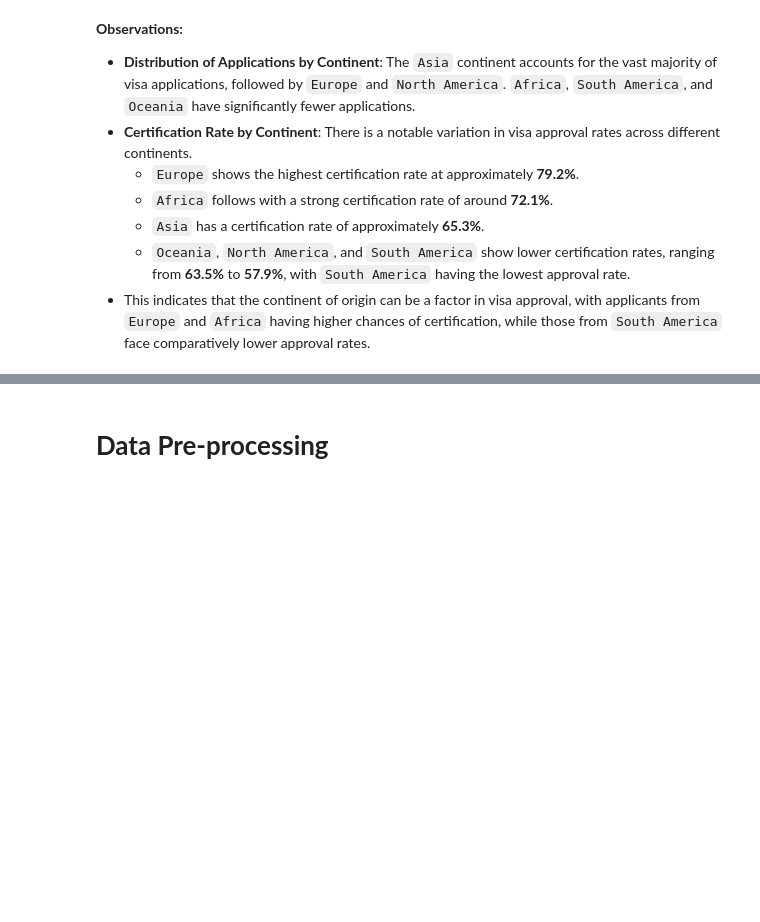
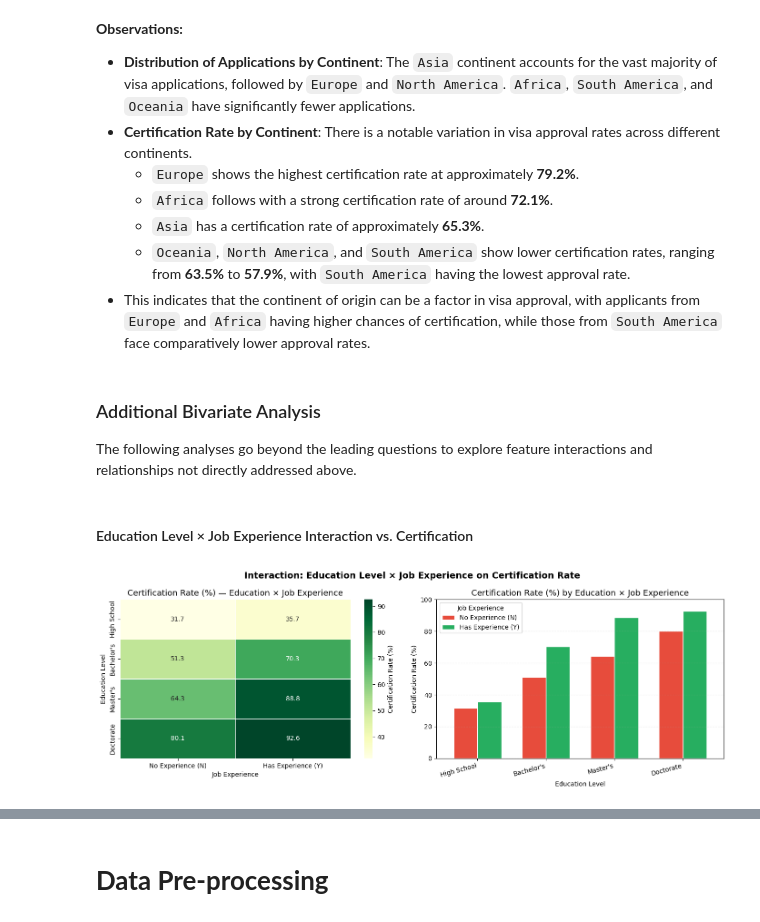
Before and after one commit to alienrivero/great-learning-aiml, a Jupyter notebook: Advanced Machine Learning/EasyVisa/Project_Full_Code_Notebook_EasyVisa.ipynb, the cells around one changed output, grey strips where cells are left out. Drawn from its saved outputs; the diff is of its cells as text; code cells hidden in the pictures; blank space fills up the shorter version.

```diff
--- a/Advanced Machine Learning/EasyVisa/Project_Full_Code_Notebook_EasyVisa.ipynb
+++ b/Advanced Machine Learning/EasyVisa/Project_Full_Code_Notebook_EasyVisa.ipynb
@@ -690,3 +690,48 @@ plt.show()
   - `Asia` has a certification rate of approximately **65.3%**.
   - `Oceania`, `North America`, and `South America` show lower certification rates, ranging from **63.5%** to **57.9%**, with `South America` having the lowest approval rate.
 - This indicates that the continent of origin can be a factor in visa approval, with applicants from `Europe` and `Africa` having higher chances of certification, while those from `South America` face comparatively lower approval rates.
+# %% [markdown]
+### Additional Bivariate Analysis
+
+The following analyses go beyond the leading questions to explore feature interactions and relationships not directly addressed above.
+# %% [markdown]
+#### Education Level × Job Experience Interaction vs. Certification
+# %%
+edu_order = ['High School', "Bachelor's", "Master's", 'Doctorate']
+
+# Certification rate (%) for each Education × Job Experience combination
+pivot = (
+    data.groupby(['education_of_employee', 'has_job_experience'])['case_status']
+    .apply(lambda x: (x == 'Certified').sum() / len(x) * 100)
+    .unstack()
+    .reindex(edu_order)
+)
+pivot.columns = ['No Experience (N)', 'Has Experience (Y)']
+
+fig, axes = plt.subplots(1, 2, figsize=(14, 5))
+
+# Heatmap of certification rates
+sns.heatmap(pivot, annot=True, fmt='.1f', cmap='YlGn', ax=axes[0],
+            cbar_kws={'label': 'Certification Rate (%)'},
+            linewidths=0.5, linecolor='white')
+axes[0].set_title('Certification Rate (%) — Education × Job Experience', fontsize=13)
+axes[0].set_xlabel('Job Experience')
+axes[0].set_ylabel('Education Level')
+
+# Grouped bar chart
+pivot.plot(kind='bar', ax=axes[1], color=['#e74c3c', '#27ae60'],
+           edgecolor='white', width=0.7)
+axes[1].set_title('Certification Rate (%) by Education × Job Experience', fontsize=13)
+axes[1].set_xlabel('Education Level')
+axes[1].set_ylabel('Certification Rate (%)')
+axes[1].set_xticklabels(edu_order, rotation=15, ha='right')
+axes[1].legend(title='Job Experience')
+axes[1].grid(axis='y', linestyle='--', alpha=0.4)
+axes[1].set_ylim(0, 100)
+
+plt.suptitle('Interaction: Education Level × Job Experience on Certification Rate',
+             fontsize=14, fontweight='bold')
+plt.tight_layout()
+plt.show()
+# %% [output]
+[figure, added]
```
Also changed, not shown: parts of 24 cells of this notebook.
